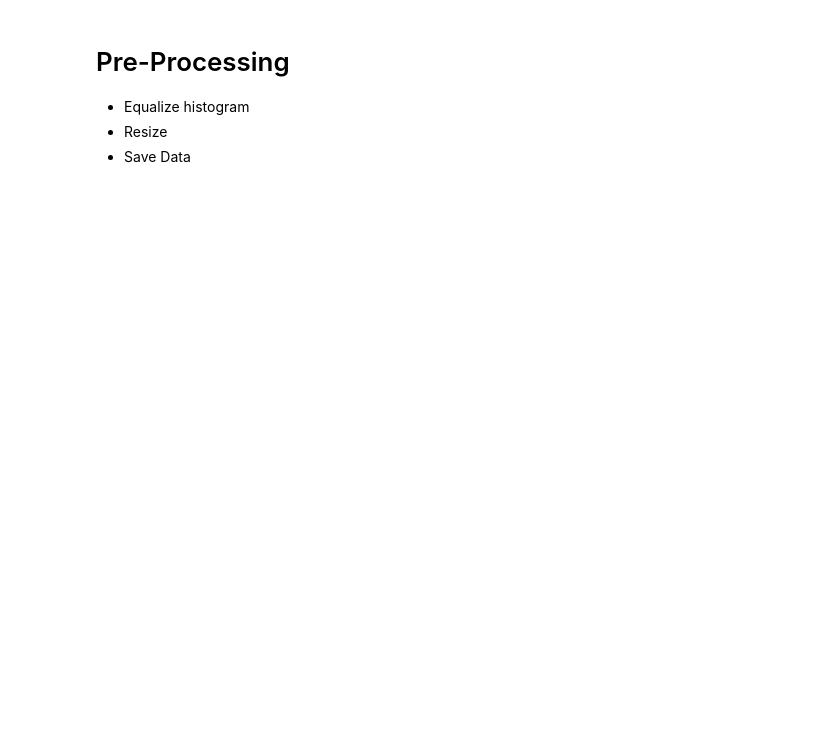
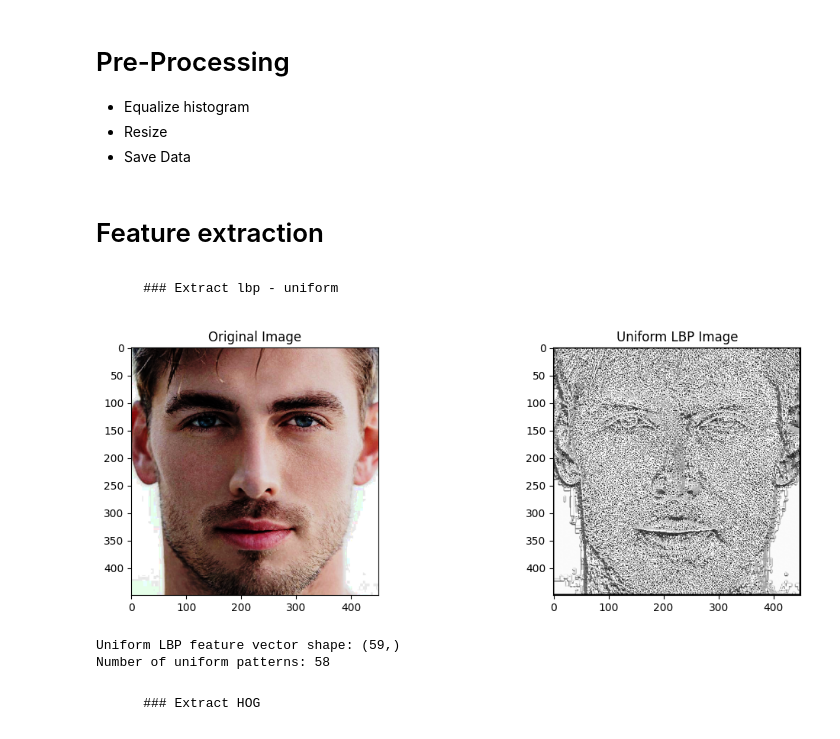
Before and after one commit to PhanThanhTungg/HCSDLDPT_BE, a Jupyter notebook: main.ipynb, the cells around one changed output. Cells and saved outputs as stored; diff of their text form; code cells hidden in the pictures; blank space fills up the shorter version.

```diff
--- a/main.ipynb
+++ b/main.ipynb
@@ -76,5 +76,78 @@ if results.detections:
 		h = int(bboxC.height * ih)
 
 		face_img = image[y:y+h, x:x+w]
-		face_img = resize_image(histogram_equalization(face_img), 300, 300)
+		face_img = resize_image(histogram_equalization(face_img), 450, 450)
 		cv2.imwrite(f'face_{i}.jpg', face_img)
+# %% [markdown]
+# Feature extraction
+# %% [markdown]
+        ### Extract lbp - uniform
+# %%
+
+import matplotlib.pyplot as plt
+def extract_uniform_lbp(image, radius=1, points=8):
+	if len(image.shape) == 3:
+		gray = cv2.cvtColor(image, cv2.COLOR_BGR2GRAY)
+	else:
+		gray = image
+
+	height, width = gray.shape
+	lbp_image = np.zeros((height, width), dtype=np.uint8)
+
+	uniform_patterns = []
+	for i in range(0, 2**points):
+		bitstring = format(i, f'0{points}b')
+		transitions = 0
+		for j in range(points):
+			transitions += (bitstring[j] != bitstring[(j+1) % points])
+
+		if transitions <= 2:
+			uniform_patterns.append(i)
+
+	n_patterns = len(uniform_patterns)
+	uniform_map = {pattern: idx for idx, pattern in enumerate(uniform_patterns)}
+
+	for y in range(radius, height - radius):
+		for x in range(radius, width - radius):
+			center = gray[y, x]
+			binary = 0
+
+			for p in range(points):
+				angle = 2 * np.pi * p / points
+				x_p = int(round(x + radius * np.cos(angle)))
+				y_p = int(round(y + radius * np.sin(angle)))
+
+				if gray[y_p, x_p] >= center:
+					binary |= (1 << p)
+
+			if binary in uniform_map:
+				lbp_image[y, x] = uniform_map[binary]
+			else:
+				lbp_image[y, x] = n_patterns
+
+	hist, _ = np.histogram(lbp_image, bins=n_patterns+1, range=(0, n_patterns))
+
+	hist = hist.astype("float") / hist.sum()
+
+	return hist, lbp_image
+
+uniform_hist, uniform_lbp = extract_uniform_lbp(face_img, radius=2, points=8)
+
+plt.figure(figsize=(12, 4))
+plt.subplot(121)
+plt.imshow(cv2.cvtColor(face_img, cv2.COLOR_BGR2RGB))
+plt.title("Original Image")
+plt.subplot(122)
+plt.imshow(uniform_lbp, cmap='gray')
+plt.title("Uniform LBP Image")
+plt.tight_layout()
+plt.show()
+
+print(f"Uniform LBP feature vector shape: {uniform_hist.shape}")
+print(f"Number of uniform patterns: {uniform_hist.shape[0] - 1}")
+# %% [output]
+[figure, added]
+Uniform LBP feature vector shape: (59,)
+Number of uniform patterns: 58
+# %% [markdown]
+        ### Extract HOG
```
Also changed, not shown: parts of 3 cells of this notebook, 1 other file.
